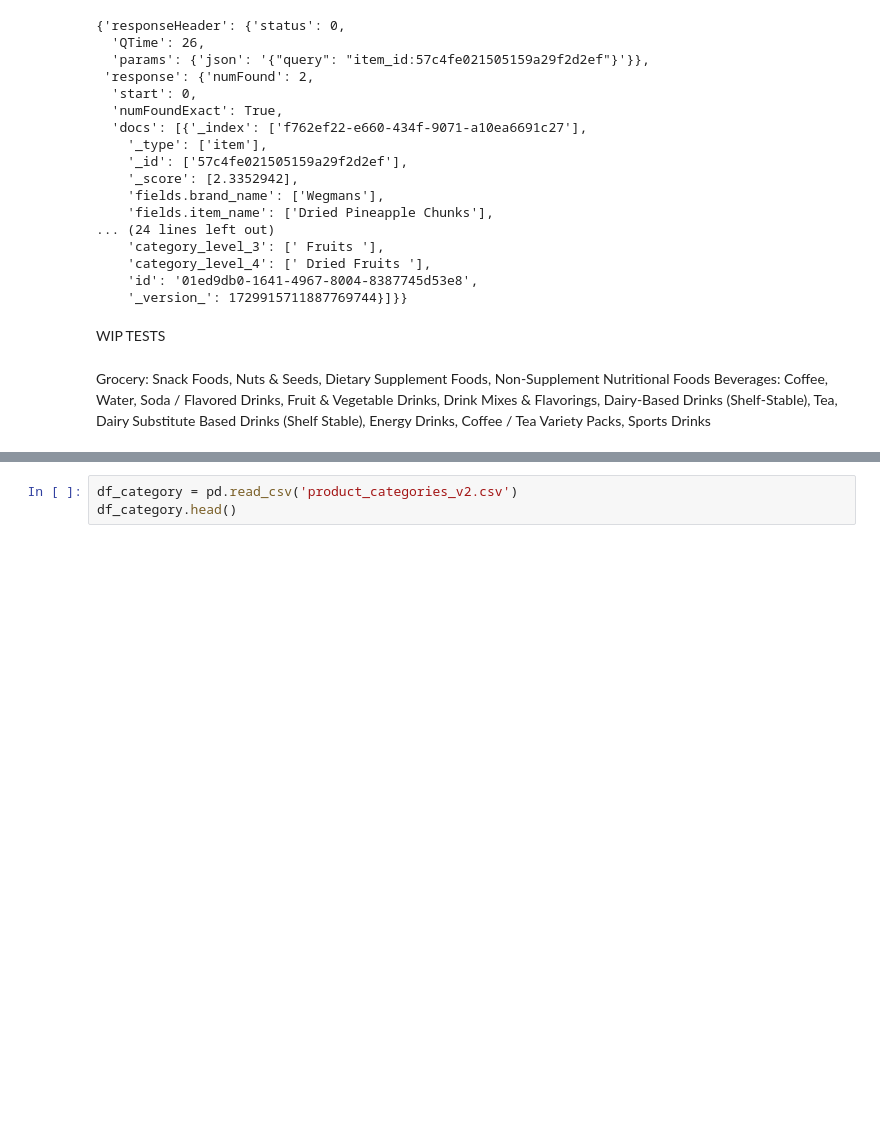
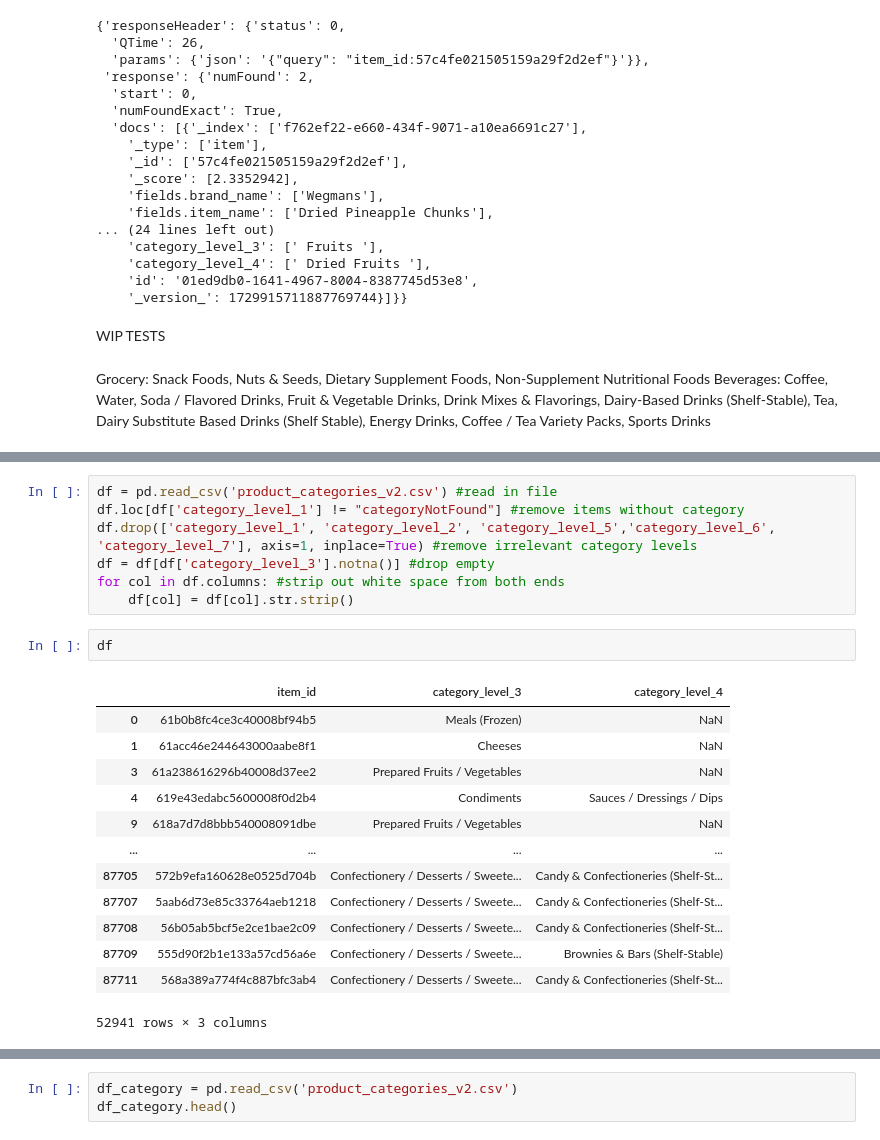
Before and after one commit to mafer09/craving-meter, a Jupyter notebook: Solr_Category.ipynb, the cells around one changed output, grey strips where cells are left out. Cells and saved outputs as stored; diff of their text form; blank space fills up the shorter version.

Commit message:
completed list of products

```diff
--- a/Solr_Category.ipynb
+++ b/Solr_Category.ipynb
@@ -141,0 +123,23 @@ import pandas as pd
+# %%
+df = pd.read_csv('product_categories_v2.csv') #read in file
+df.loc[df['category_level_1'] != "categoryNotFound"] #remove items without category
+df.drop(['category_level_1', 'category_level_2', 'category_level_5','category_level_6', 'category_level_7'], axis=1, inplace=True) #remove irrelevant category levels
+df = df[df['category_level_3'].notna()] #drop empty
+for col in df.columns: #strip out white space from both ends
+    df[col] = df[col].str.strip()
+# %%
+df
+# %% [output]
+|  | item_id | category_level_3 | category_level_4 |
+| 0 | 61b0b8fc4ce3c40008bf94b5 | Meals (Frozen) | NaN |
+| 1 | 61acc46e244643000aabe8f1 | Cheeses | NaN |
+| 3 | 61a238616296b40008d37ee2 | Prepared Fruits / Vegetables | NaN |
+| 4 | 619e43edabc5600008f0d2b4 | Condiments | Sauces / Dressings / Dips |
+| 9 | 618a7d7d8bbb540008091dbe | Prepared Fruits / Vegetables | NaN |
+| ... | ... | ... | ... |
+| 87705 | 572b9efa160628e0525d704b | Confectionery / Desserts / Sweete... | Candy & Confectioneries (Shelf-St... |
+| 87707 | 5aab6d73e85c33764aeb1218 | Confectionery / Desserts / Sweete... | Candy & Confectioneries (Shelf-St... |
+| 87708 | 56b05ab5bcf5e2ce1bae2c09 | Confectionery / Desserts / Sweete... | Candy & Confectioneries (Shelf-St... |
+| 87709 | 555d90f2b1e133a57cd56a6e | Confectionery / Desserts / Sweete... | Brownies & Bars (Shelf-Stable) |
+| 87711 | 568a389a774f4c887bfc3ab4 | Confectionery / Desserts / Sweete... | Candy & Confectioneries (Shelf-St... |
+52941 rows × 3 columns
```
Also changed, not shown: parts of 23 cells of this notebook, 1 other file.
